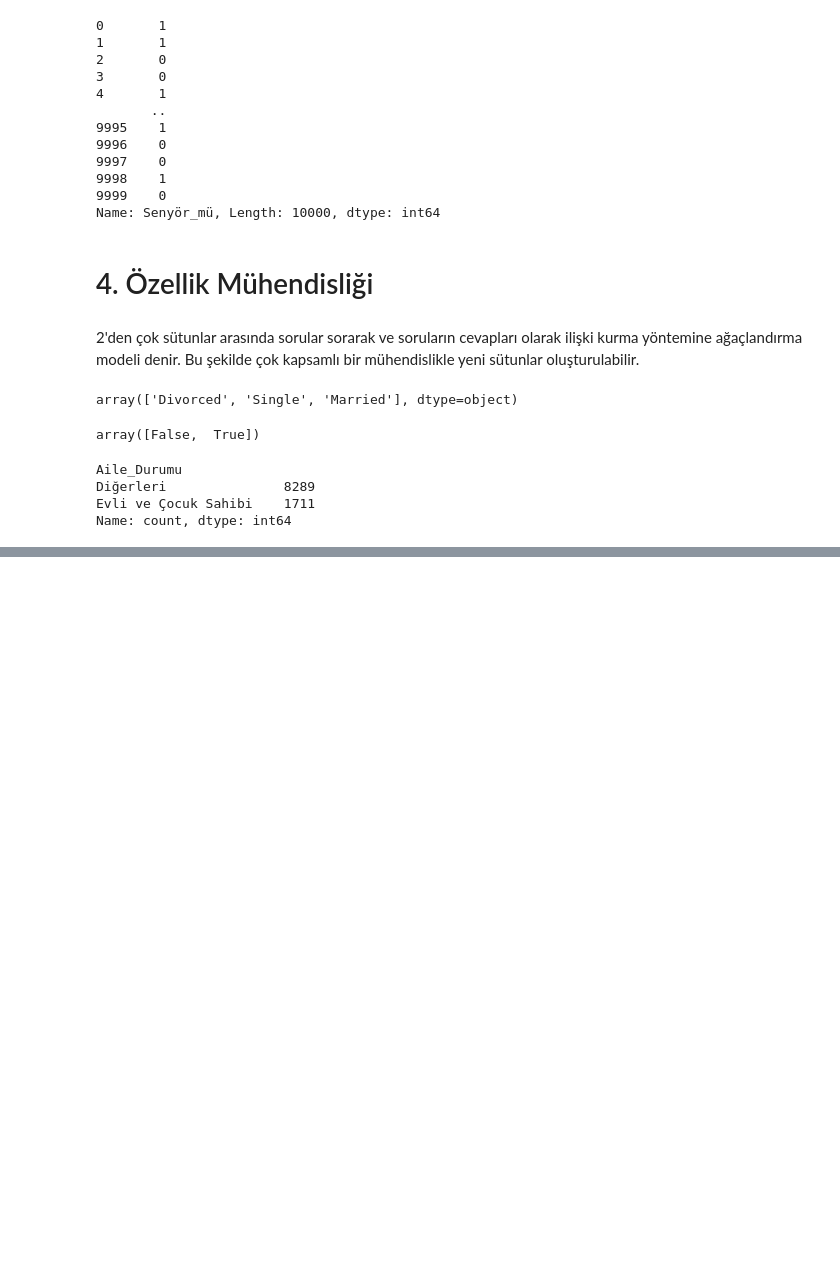
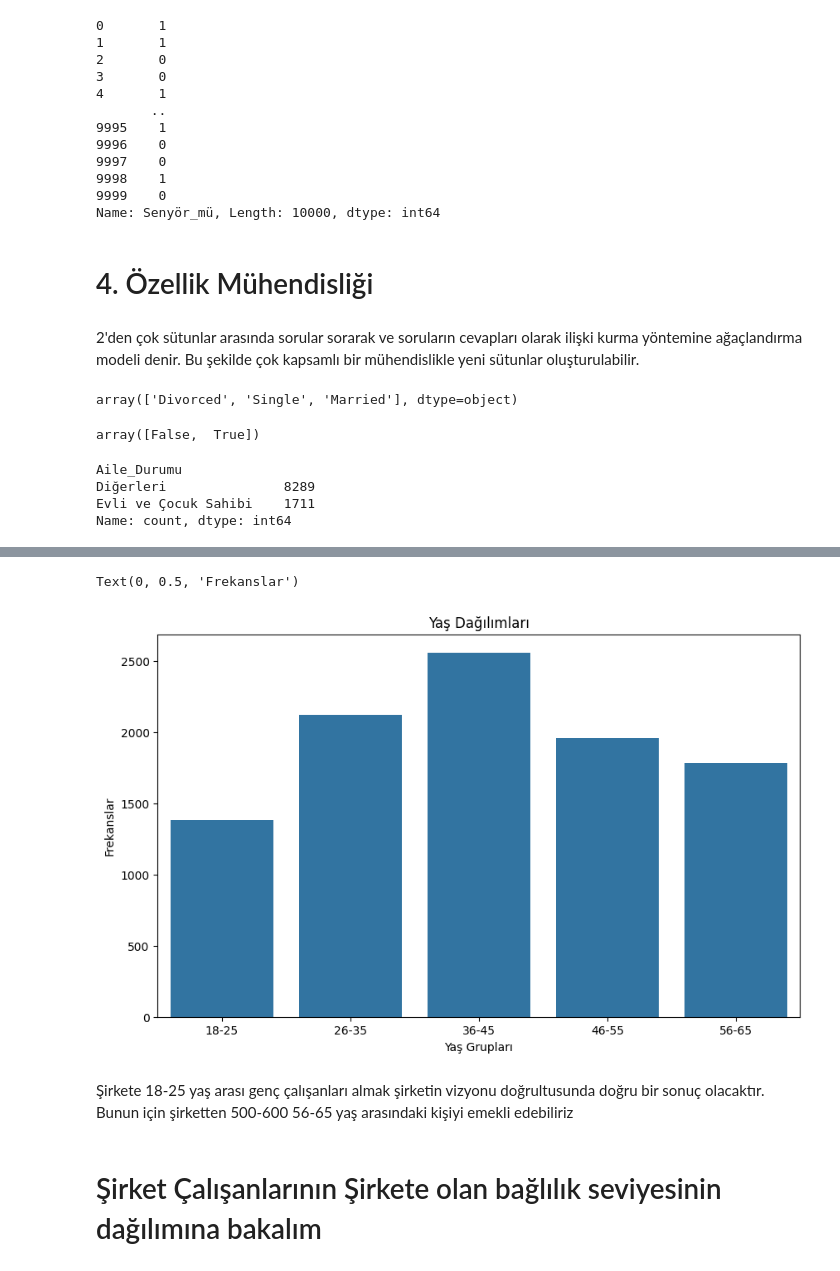
Before and after one commit to KisiselEmreOrganisyonProjeleri/HR_Analysis_Project, a Jupyter notebook: hr_data_project.ipynb, the cells around one changed output, grey strips where cells are left out. Cells and saved outputs as stored; diff of their text form; code cells hidden in the pictures; blank space fills up the shorter version.

```diff
--- a/hr_data_project.ipynb
+++ b/hr_data_project.ipynb
@@ -292,0 +471,13 @@ Name: count, dtype: int64
+# %%
+plt.figure(figsize=(10,6))
+sns.countplot(data = df, x = 'Yaş_Grupları', order=["18-25","26-35","36-45","46-55","56-65"])
+plt.title('Yaş Dağılımları')
+plt.xlabel('Yaş Grupları')
+plt.ylabel('Frekanslar')
+# %% [output]
+Text(0, 0.5, 'Frekanslar')
+[figure, added]
+# %% [markdown]
+Şirkete 18-25 yaş arası genç çalışanları almak şirketin vizyonu doğrultusunda doğru bir sonuç olacaktır. Bunun için şirketten 500-600 56-65 yaş arasındaki kişiyi emekli edebiliriz
+# %% [markdown]
+# Şirket Çalışanlarının Şirkete olan bağlılık seviyesinin dağılımına bakalım
```
Also changed, not shown: parts of 30 cells of this notebook.
